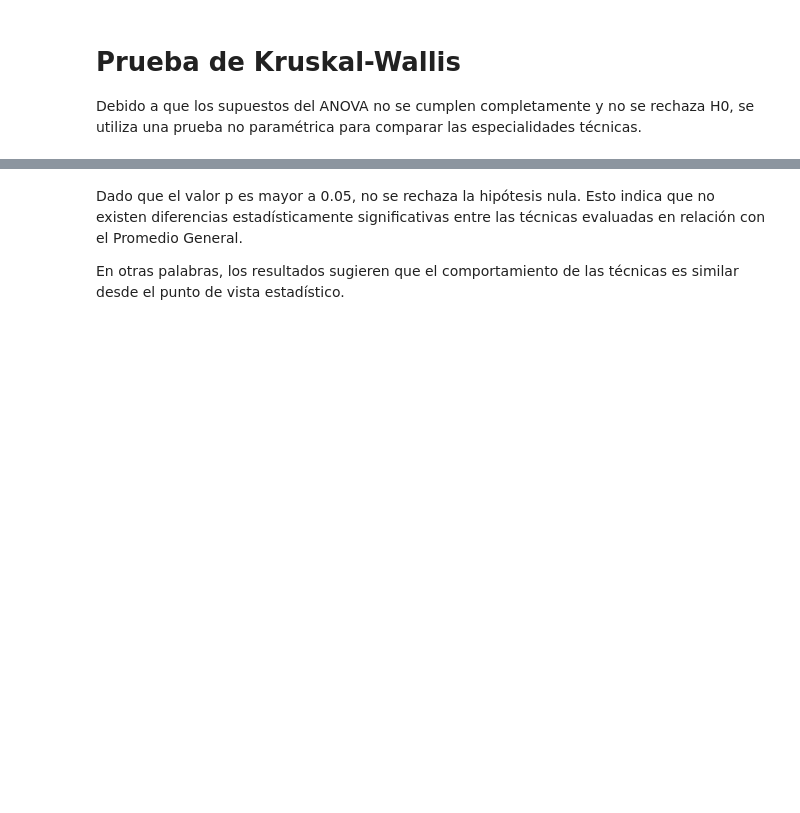
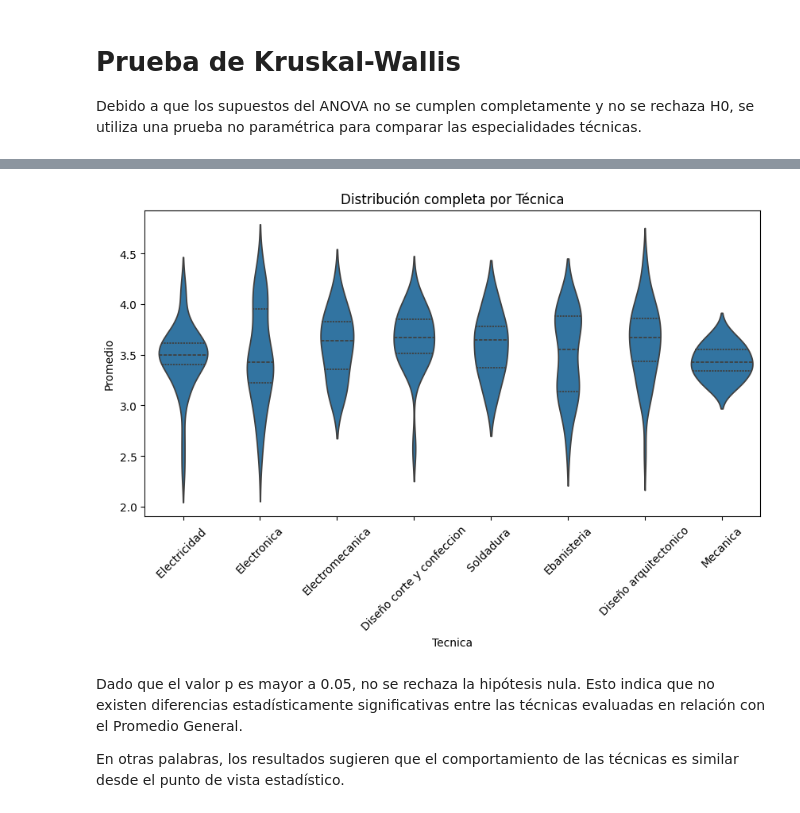
Before and after one commit to dmosquerao-blip/Proyecto-notas-10-entrega-final, a Jupyter notebook: Proyecto_Notas_10.ipynb, the cells around one changed output, grey strips where cells are left out. Cells and saved outputs as stored; diff of their text form; code cells hidden in the pictures; blank space fills up the shorter version.

```diff
--- a/Proyecto_Notas_10.ipynb
+++ b/Proyecto_Notas_10.ipynb
@@ -235,3 +292,18 @@ Valor p: 0.13780310967920215
+# %%
+plt.figure(figsize=(10,5))
+
+sns.violinplot(
+    data=df,
+    x="Tecnica",
+    y="Promedio",
+    inner="quartile"
+)
+
+plt.xticks(rotation=45)
+plt.title("Distribución completa por Técnica")
+plt.show()
+# %% [output]
+[figure, added]
 # %% [markdown]
 Dado que el valor p es mayor a 0.05, no se rechaza la hipótesis nula. Esto indica que no existen diferencias estadísticamente significativas entre las técnicas evaluadas en relación con el Promedio General.
 
```
Also changed, not shown: parts of 34 cells of this notebook.
